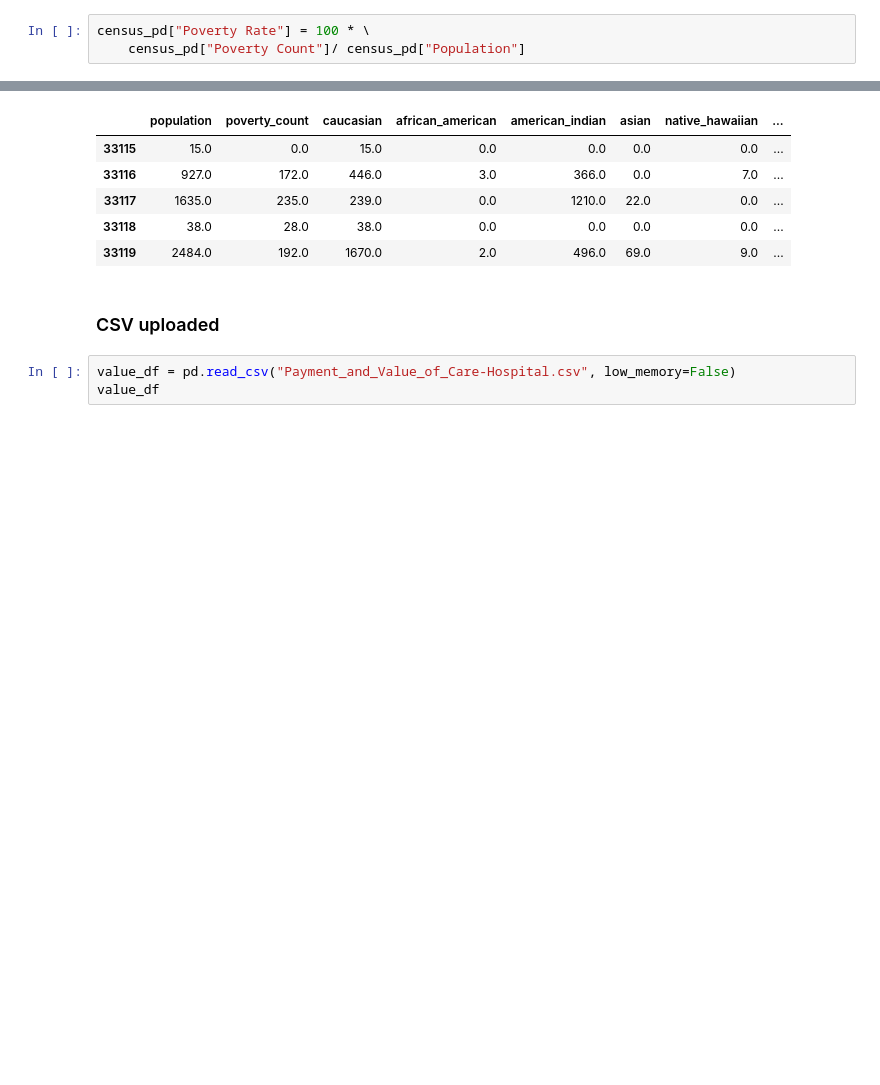
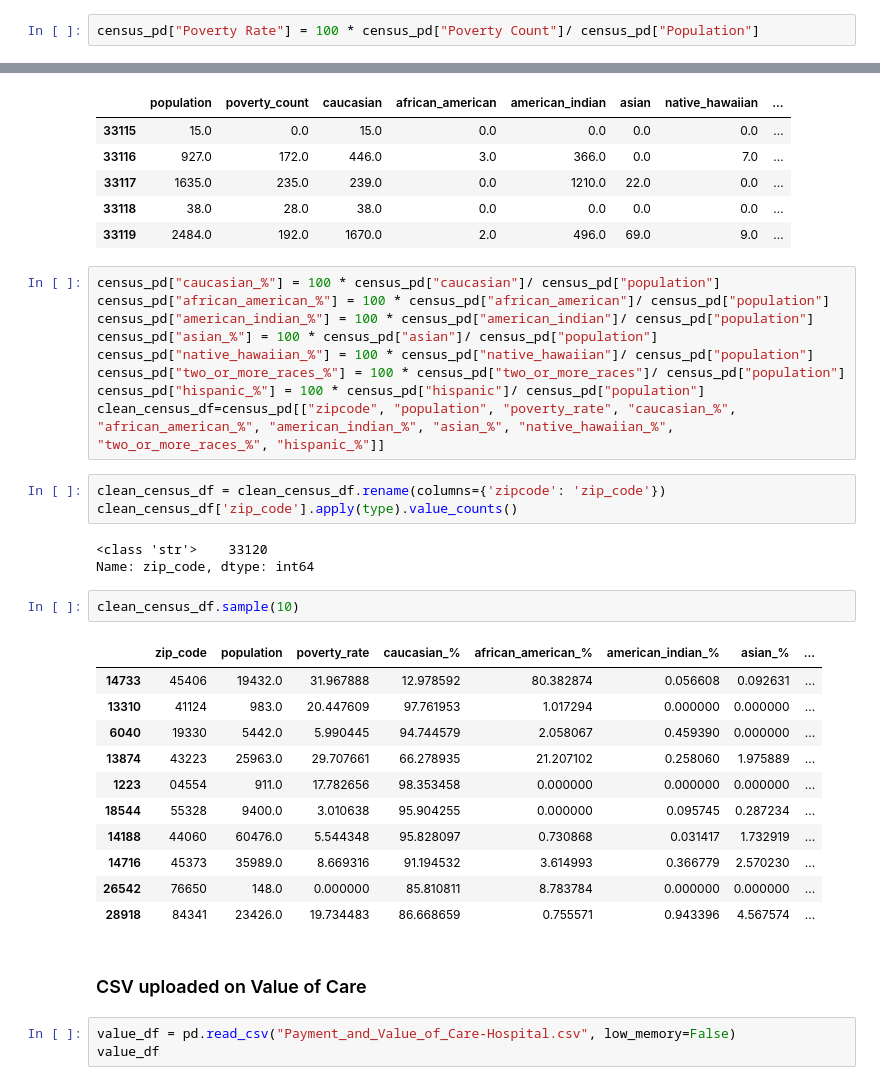
Before and after one commit to NoahGoldstein13/full_stack_data_analytics_project, a Jupyter notebook: Nadia/cleaning_data.ipynb, the cells around one changed output, grey strips where cells are left out. Drawn from its saved outputs; the diff is of its cells as text; blank space fills up the shorter version.

```diff
--- a/Nadia/cleaning_data.ipynb
+++ b/Nadia/cleaning_data.ipynb
@@ -43,8 +45,7 @@ census_pd.sample(5)
 | 12423 | 2667.0 | 290.0 | 2088.0 | 458.0 | 0.0 | 14.0 | 0.0 | ... |
 | 1122 | 1034.0 | 161.0 | 997.0 | 0.0 | 26.0 | 3.0 | 0.0 | ... |
 # %%
-census_pd["Poverty Rate"] = 100 * \
-    census_pd["Poverty Count"]/ census_pd["Population"]
+census_pd["Poverty Rate"] = 100 * census_pd["Poverty Count"]/ census_pd["Population"]
 # %%
 census_pd.sample(5)
 # %% [output]
@@ -64,8 +65,37 @@ census_pd.tail(5)
 | 33117 | 1635.0 | 235.0 | 239.0 | 0.0 | 1210.0 | 22.0 | 0.0 | ... |
 | 33118 | 38.0 | 28.0 | 38.0 | 0.0 | 0.0 | 0.0 | 0.0 | ... |
 | 33119 | 2484.0 | 192.0 | 1670.0 | 2.0 | 496.0 | 69.0 | 9.0 | ... |
+# %%
+census_pd["caucasian_%"] = 100 * census_pd["caucasian"]/ census_pd["population"]
+census_pd["african_american_%"] = 100 * census_pd["african_american"]/ census_pd["population"]
+census_pd["american_indian_%"] = 100 * census_pd["american_indian"]/ census_pd["population"]
+census_pd["asian_%"] = 100 * census_pd["asian"]/ census_pd["population"]
+census_pd["native_hawaiian_%"] = 100 * census_pd["native_hawaiian"]/ census_pd["population"]
+census_pd["two_or_more_races_%"] = 100 * census_pd["two_or_more_races"]/ census_pd["population"]
+census_pd["hispanic_%"] = 100 * census_pd["hispanic"]/ census_pd["population"]
+clean_census_df=census_pd[["zipcode", "population", "poverty_rate", "caucasian_%", "african_american_%", "american_indian_%", "asian_%", "native_hawaiian_%", "two_or_more_races_%", "hispanic_%"]]
+# %%
+clean_census_df = clean_census_df.rename(columns={'zipcode': 'zip_code'})
+clean_census_df['zip_code'].apply(type).value_counts()
+# %% [output]
+<class 'str'>    33120
+Name: zip_code, dtype: int64
+# %%
+clean_census_df.sample(10)
+# %% [output]
+|  | zip_code | population | poverty_rate | caucasian_% | african_american_% | american_indian_% | asian_% | ... |
+| 14733 | 45406 | 19432.0 | 31.967888 | 12.978592 | 80.382874 | 0.056608 | 0.092631 | ... |
+| 13310 | 41124 | 983.0 | 20.447609 | 97.761953 | 1.017294 | 0.000000 | 0.000000 | ... |
+| 6040 | 19330 | 5442.0 | 5.990445 | 94.744579 | 2.058067 | 0.459390 | 0.000000 | ... |
+| 13874 | 43223 | 25963.0 | 29.707661 | 66.278935 | 21.207102 | 0.258060 | 1.975889 | ... |
+| 1223 | 04554 | 911.0 | 17.782656 | 98.353458 | 0.000000 | 0.000000 | 0.000000 | ... |
+| 18544 | 55328 | 9400.0 | 3.010638 | 95.904255 | 0.000000 | 0.095745 | 0.287234 | ... |
+| 14188 | 44060 | 60476.0 | 5.544348 | 95.828097 | 0.730868 | 0.031417 | 1.732919 | ... |
+| 14716 | 45373 | 35989.0 | 8.669316 | 91.194532 | 3.614993 | 0.366779 | 2.570230 | ... |
+| 26542 | 76650 | 148.0 | 0.000000 | 85.810811 | 8.783784 | 0.000000 | 0.000000 | ... |
+| 28918 | 84341 | 23426.0 | 19.734483 | 86.668659 | 0.755571 | 0.943396 | 4.567574 | ... |
 # %% [markdown]
-### CSV uploaded
+### CSV uploaded on Value of Care
 # %%
 value_df = pd.read_csv("Payment_and_Value_of_Care-Hospital.csv", low_memory=False)
 value_df
```
Also changed, not shown: parts of 6 cells of this notebook.
